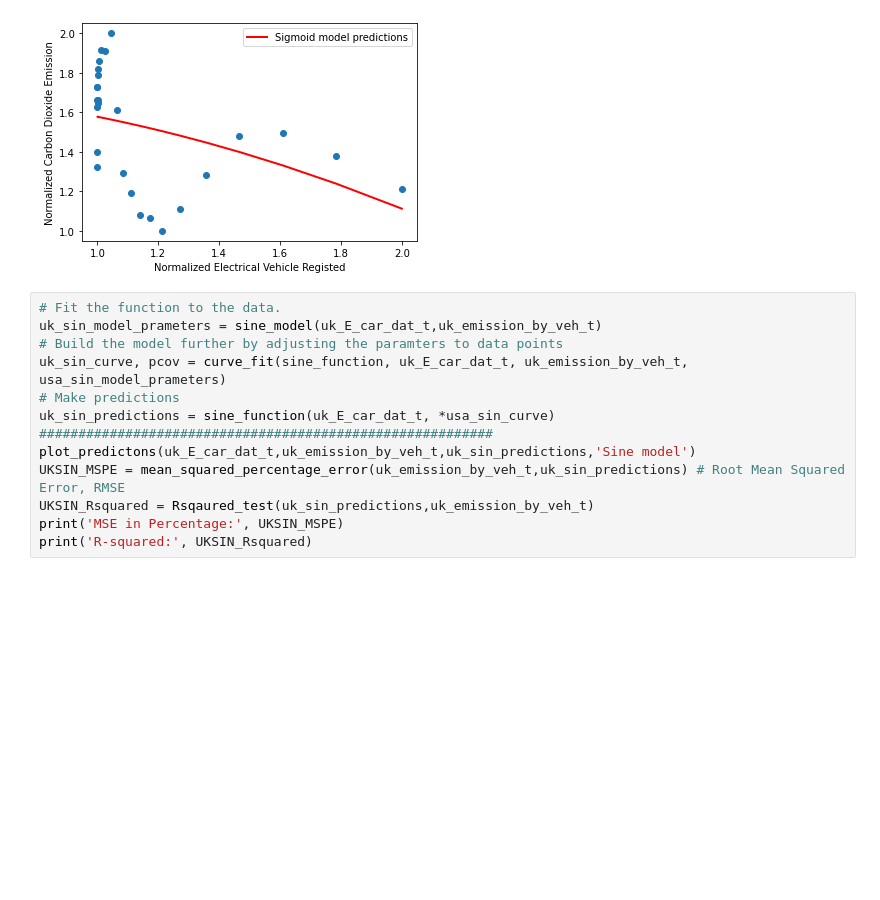
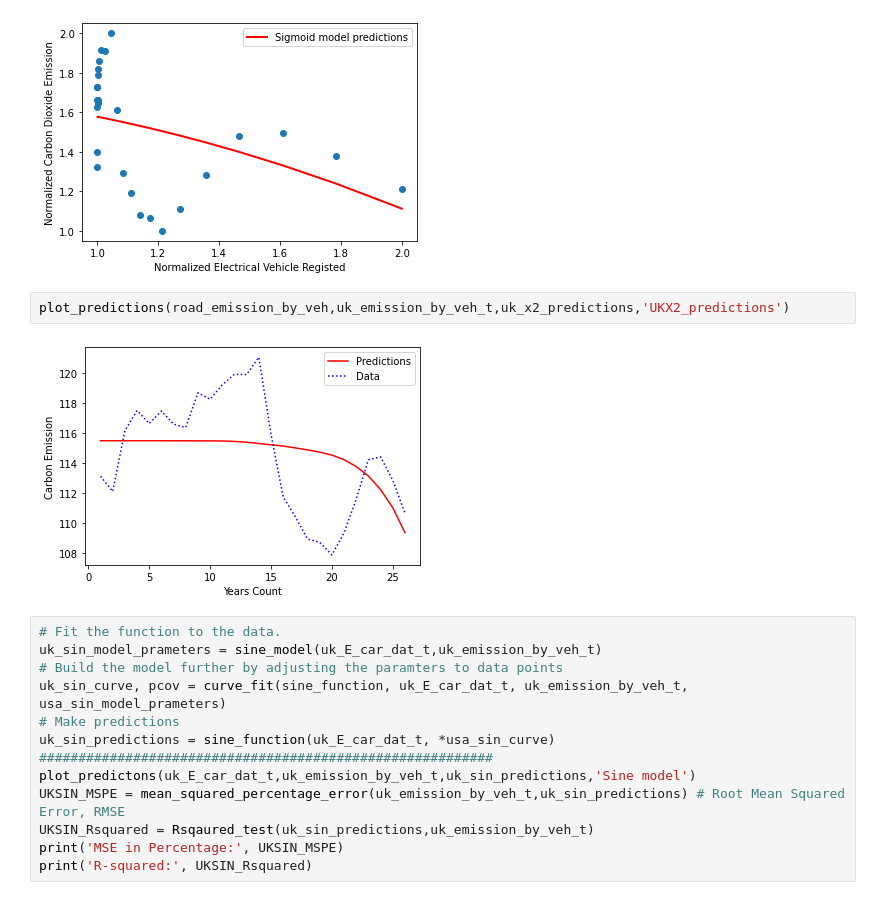
Before and after one commit to IsaacJohnEvans/EV_affect_on_emissions, a Jupyter notebook: Linear_regression_correlation_study_eric.ipynb, the cells around one changed output. Drawn from its saved outputs; the diff is of its cells as text; blank space fills up the shorter version.

```diff
--- a/Linear_regression_correlation_study_eric.ipynb
+++ b/Linear_regression_correlation_study_eric.ipynb
@@ -322,6 +354,10 @@ print('R-squared:', UKX2_Rsquared)
 MSE in Percentage: 4.921111046531467
 R-squared: 0.15713832152990603
 [figure]
+# %%
+plot_predictions(road_emission_by_veh,uk_emission_by_veh_t,uk_x2_predictions,'UKX2_predictions')
+# %% [output]
+[figure, added]
 # %%
 # Fit the function to the data.
 uk_sin_model_prameters = sine_model(uk_E_car_dat_t,uk_emission_by_veh_t)
```
Also changed, not shown: parts of 11 cells of this notebook, 5 other files.
